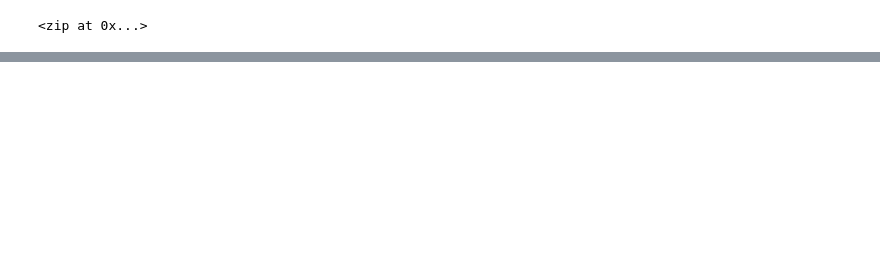
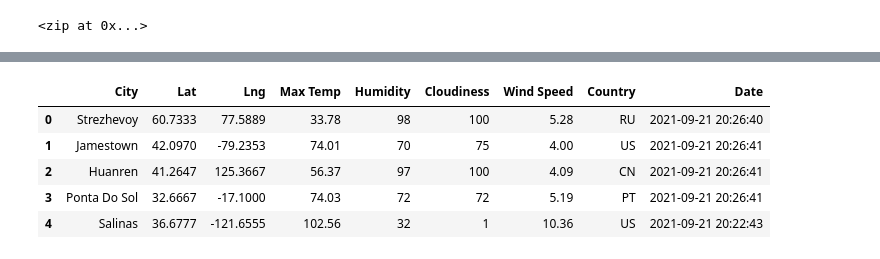
Before and after one commit to rmckinno/WeatherPy, a Jupyter notebook: WeatherPy.ipynb, the cells around one changed output, grey strips where cells are left out. Cells and saved outputs as stored; diff of their text form; code cells hidden in the pictures; blank space fills up the shorter version.

Commit message:
Adding updated code for all cities.

```diff
--- a/WeatherPy.ipynb
+++ b/WeatherPy.ipynb
@@ -35,23 +35,3 @@ len(cities)
 import requests
 from config import weather_api_key
 from datetime import datetime
-# %%
-# Create an empty list to hold the weather data.
-city_data = []
-# Print the beginning of the logging.
-print("Beginning Data Retrieval     ")
-print("-----------------------------")
-
-# Create counters.
-record_count = 1
-set_count = 1
-
-# Loop through all the cities in our list.
-for i in range(len(cities)):
-
-    # Group cities in sets of 50 for logging purposes.
-    if (i % 50 == 0 and i >= 50):
-        set_count += 1
-        record_count = 1
-    # Create endpoint URL with each city.
-    city_url = url + "&q=" + cities[i]
@@ -57,0 +116,10 @@ for i in range(len(cities)):
+# %%
+city_data_df = pd.DataFrame(city_data)
+city_data_df.head()
+# %% [output]
+|  | City | Lat | Lng | Max Temp | Humidity | Cloudiness | Wind Speed | Country | Date |
+| 0 | Strezhevoy | 60.7333 | 77.5889 | 33.78 | 98 | 100 | 5.28 | RU | 2021-09-21 20:26:40 |
+| 1 | Jamestown | 42.0970 | -79.2353 | 74.01 | 70 | 75 | 4.00 | US | 2021-09-21 20:26:41 |
+| 2 | Huanren | 41.2647 | 125.3667 | 56.37 | 97 | 100 | 4.09 | CN | 2021-09-21 20:26:41 |
+| 3 | Ponta Do Sol | 32.6667 | -17.1000 | 74.03 | 72 | 72 | 5.19 | PT | 2021-09-21 20:26:41 |
+| 4 | Salinas | 36.6777 | -121.6555 | 102.56 | 32 | 1 | 10.36 | US | 2021-09-21 20:22:43 |
```
Also changed, not shown: parts of 4 cells of this notebook.
